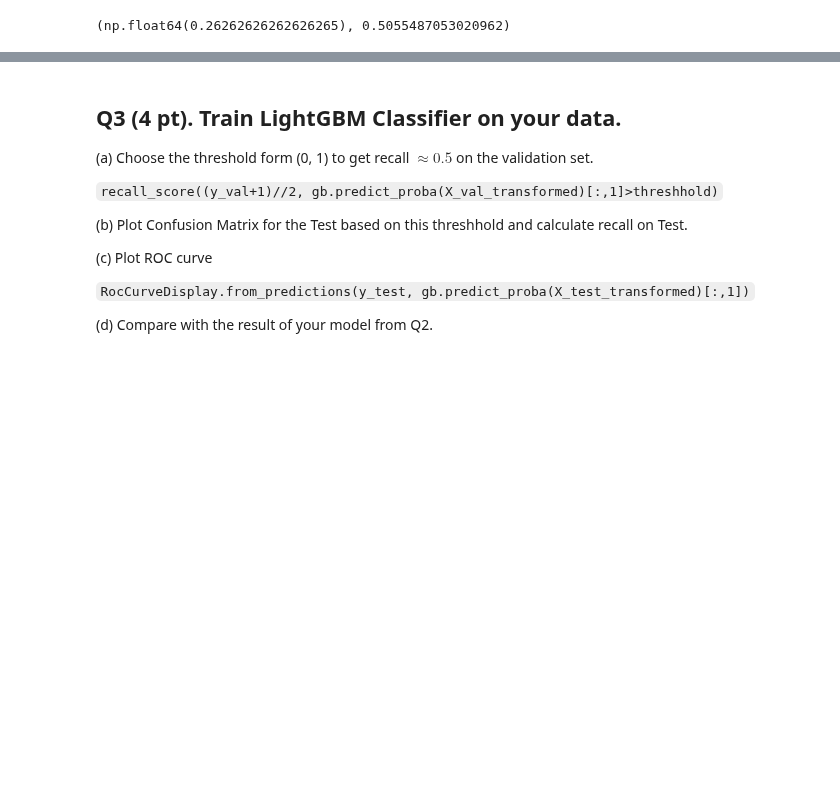
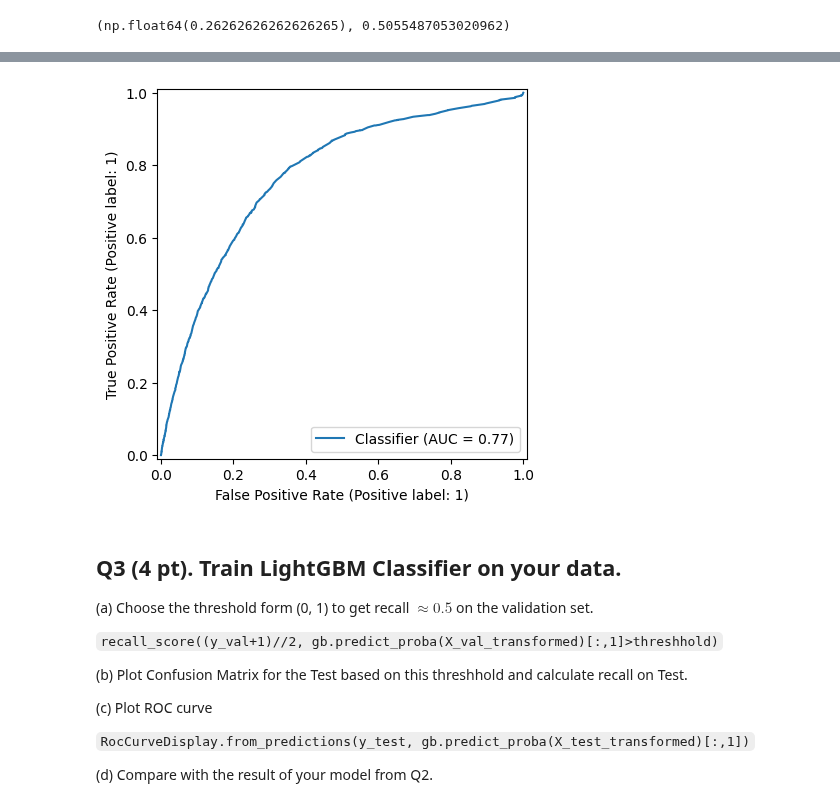
Before and after one commit to Nick-Azzarano/Machine-Learning-Practice, a Jupyter notebook: Spring2025/Homeworks/HW8_Azzarano_Nick.ipynb, the cells around one changed output, grey strips where cells are left out. Saved outputs shown, nothing was run; the diff lists cells and outputs as text; code cells hidden in the pictures; blank space fills up the shorter version.

```diff
--- a/Spring2025/Homeworks/HW8_Azzarano_Nick.ipynb
+++ b/Spring2025/Homeworks/HW8_Azzarano_Nick.ipynb
@@ -350,3 +359,8 @@ best_threshold, best_recall
+# %%
+RocCurveDisplay.from_predictions((y_test + 1) // 2, probs_test)
+plt.show()
+# %% [output]
+[figure, added]
 # %% [markdown]
 ## Q3 (4 pt). Train LightGBM Classifier on your data.
 (a) Choose the threshold form (0, 1) to get recall $\approx 0.5$ on the validation set.
```
Also changed, not shown: parts of 3 cells of this notebook.
